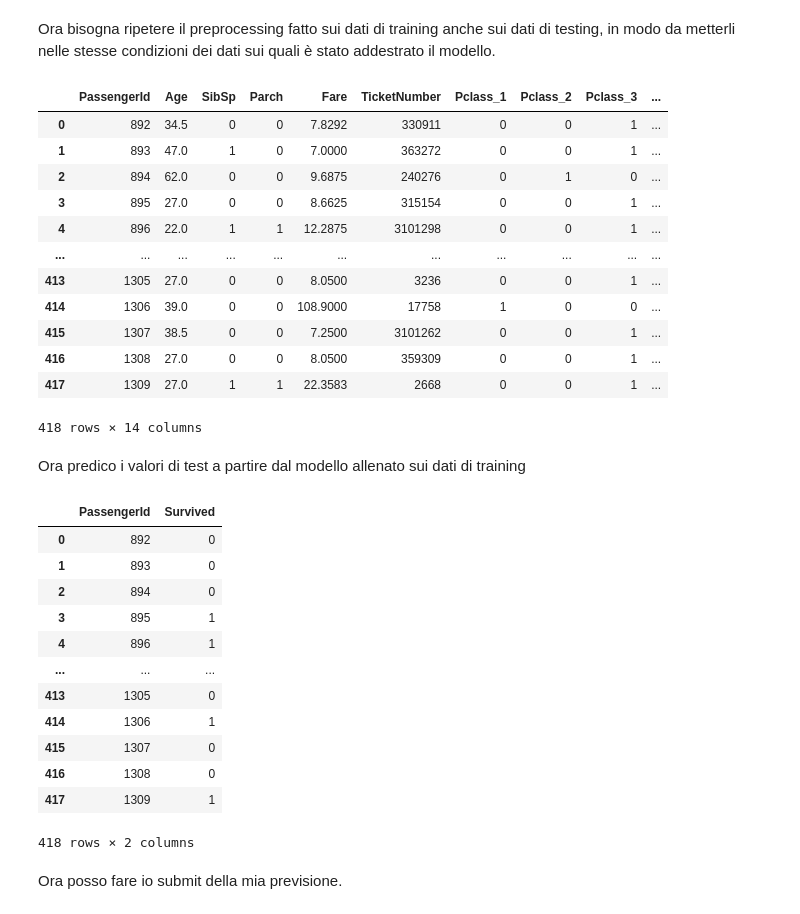
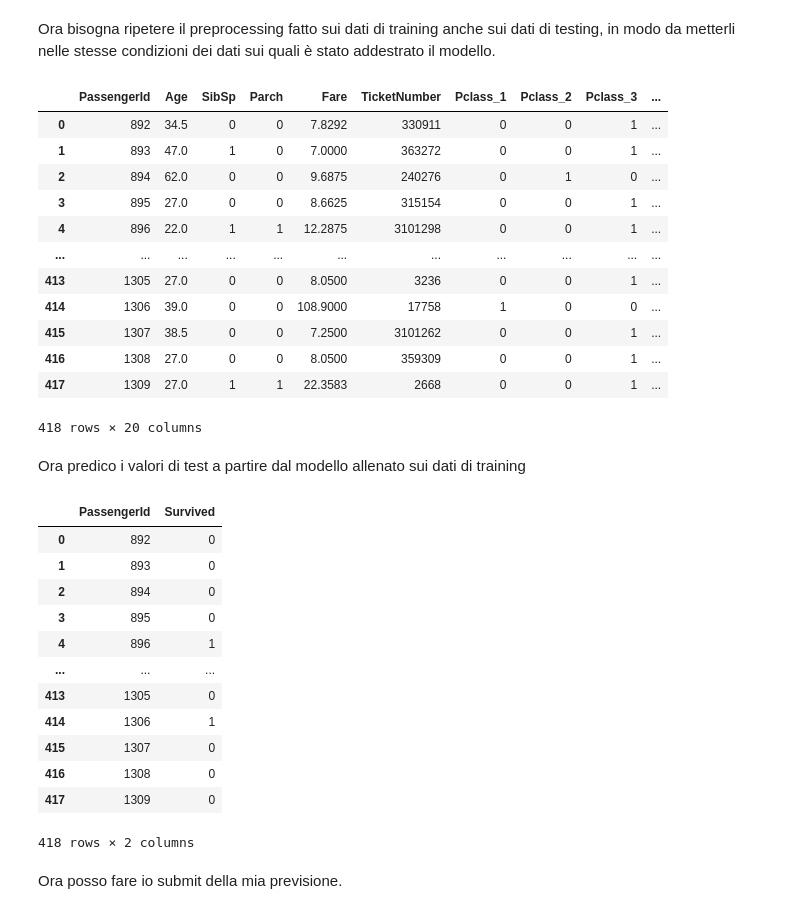
Before and after one commit to edoofra/Titanic-Survived-Prediction-ML-classification, a Jupyter notebook: titanic-survived-prediction-ml-classification.ipynb, the cells around one changed output. Cells and saved outputs as stored; diff of their text form; code cells hidden in the pictures.

Commit message:
Kaggle Notebook | Titanic Survived Prediction-ML classification | Version 21

```diff
--- a/titanic-survived-prediction-ml-classification.ipynb
+++ b/titanic-survived-prediction-ml-classification.ipynb
@@ -358,7 +392,7 @@ Inoltre decido di utilizzare un metodo Ensemble, in modo da sfruttare diversi al
 Prima di poter applicare il modello devo porre i dati di tipo categoria in un formato apposito, tramite un processo chiamato **One Hot Encoding**.
 # %%
 # One Hot Encoding
-cats = ["Pclass","Sex","Embarked"]
+cats = ["Pclass","Sex","Embarked","Pclass_Sex"]
 train_cats = trainData[cats]
 dummies = pd.get_dummies(train_cats)
 trainData = trainData.drop(cats, axis=1)
@@ -380,0 +415,17 @@ trainData
+# %%
+# preparo i dati
+y_train = trainData['Survived']
+x_train = trainData.drop('Survived',axis=1)
+
+# istanzio il modello
+rf = RandomForestClassifier()
+gb = GradientBoostingClassifier()
+
+# K-fold cross validation
+np.random.seed(64)
+rf_score = np.mean(cross_validate(rf, x_train, y_train, cv=10)['test_score'])
+np.random.seed(64)
+gb_score = np.mean(cross_validate(gb, x_train, y_train, cv=10)['test_score'])
+
+print(f"Random Forest Score:{rf_score}")
+print(f"Gradient Boost Score:{gb_score}")
@@ -381,11 +437,4 @@ trainData
 # %%
-# preparo i dati
-y_train = trainData['Survived']
-x_train = trainData.drop('Survived',axis=1)
-
-# istanzio il modello
-rf = RandomForestClassifier()
-
 # fitto il modello sui miei dati di training
-rf.fit(x_train,y_train)
+gb.fit(x_train,y_train)
 # %% [output]
@@ -410,8 +475,12 @@ testData['Pclass']=testData['Pclass'].astype('category')
 testData['Sex']=testData['Sex'].astype('category')
 testData['Embarked']=testData['Embarked'].astype('category')
 
+# creo attributo composto Pclass_Sex
+testData["Pclass_Sex"] = testData["Pclass"].astype("string") + testData["Sex"].astype("string")
+testData["Pclass_Sex"] = testData["Pclass_Sex"].astype("category")
+
 # One Hot Encoding
-cats = ["Pclass","Sex","Embarked"]
+cats = ["Pclass","Sex","Embarked","Pclass_Sex"]
 test_cats = testData[cats]
 dummies = pd.get_dummies(test_cats)
 testData = testData.drop(cats, axis=1)
@@ -430,28 +499,28 @@ testData
 | 415 | 1307 | 38.5 | 0 | 0 | 7.2500 | 3101262 | 0 | 0 | 1 | ... |
 | 416 | 1308 | 27.0 | 0 | 0 | 8.0500 | 359309 | 0 | 0 | 1 | ... |
 | 417 | 1309 | 27.0 | 1 | 1 | 22.3583 | 2668 | 0 | 0 | 1 | ... |
-418 rows × 14 columns
+418 rows × 20 columns
 # %% [markdown]
 Ora predico i valori di test a partire dal modello allenato sui dati di training
 # %%
 pName = testData['PassengerId']
 testData = testData.drop('PassengerId',axis=1)
 
-results = pd.DataFrame({"PassengerId": pName, "Survived": rf.predict(testData)})
+results = pd.DataFrame({"PassengerId": pName, "Survived": gb.predict(testData)})
 results
 # %% [output]
 |  | PassengerId | Survived |
 | 0 | 892 | 0 |
 | 1 | 893 | 0 |
 | 2 | 894 | 0 |
-| 3 | 895 | 1 |
+| 3 | 895 | 0 |
 | 4 | 896 | 1 |
 | ... | ... | ... |
 | 413 | 1305 | 0 |
 | 414 | 1306 | 1 |
 | 415 | 1307 | 0 |
 | 416 | 1308 | 0 |
-| 417 | 1309 | 1 |
+| 417 | 1309 | 0 |
 418 rows × 2 columns
 # %% [markdown]
 Ora posso fare io submit della mia previsione.
```
Also changed, not shown: parts of 13 cells of this notebook.
